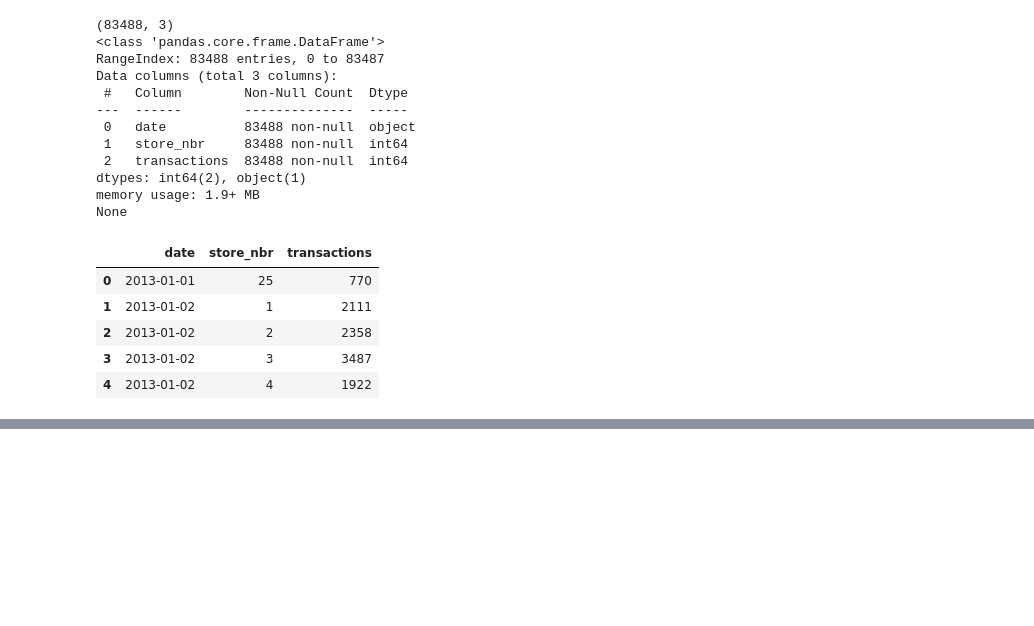
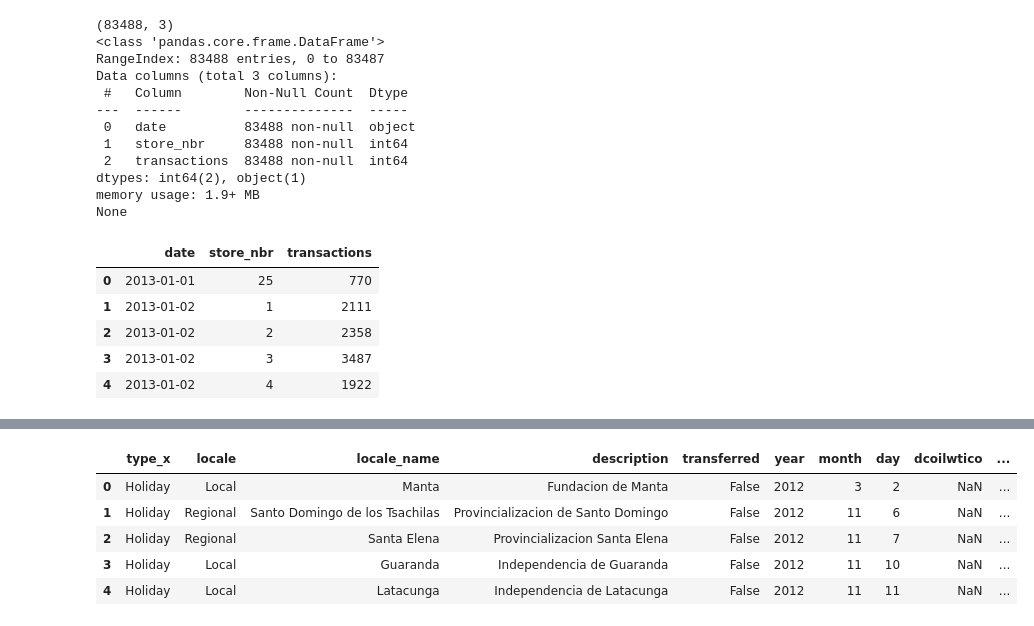
Before and after one commit to victoriamuinde07/SALES-FORECASTING, a Jupyter notebook: index.ipynb, the cells around one changed output, grey strips where cells are left out. Cells and saved outputs as stored; diff of their text form; code cells hidden in the pictures; blank space fills up the shorter version.

```diff
--- a/index.ipynb
+++ b/index.ipynb
@@ -186,0 +231,3 @@ None
+# %%
+oil_df = timestamps(oil_df)
+oil_df.head()
@@ -186,0 +308,9 @@ None
+# %%
+merged_data.head()
+# %% [output]
+|  | type_x | locale | locale_name | description | transferred | year | month | day | dcoilwtico | ... |
+| 0 | Holiday | Local | Manta | Fundacion de Manta | False | 2012 | 3 | 2 | NaN | ... |
+| 1 | Holiday | Regional | Santo Domingo de los Tsachilas | Provincializacion de Santo Domingo | False | 2012 | 11 | 6 | NaN | ... |
+| 2 | Holiday | Regional | Santa Elena | Provincializacion Santa Elena | False | 2012 | 11 | 7 | NaN | ... |
+| 3 | Holiday | Local | Guaranda | Independencia de Guaranda | False | 2012 | 11 | 10 | NaN | ... |
+| 4 | Holiday | Local | Latacunga | Independencia de Latacunga | False | 2012 | 11 | 11 | NaN | ... |
```
Also changed, not shown: parts of 23 cells of this notebook, 1 other file.
